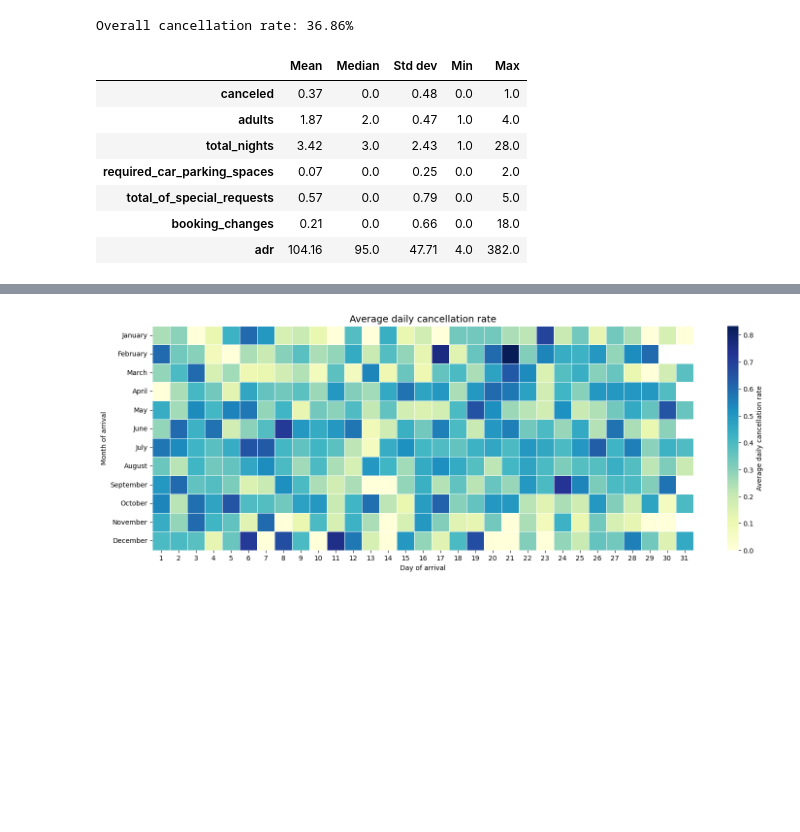
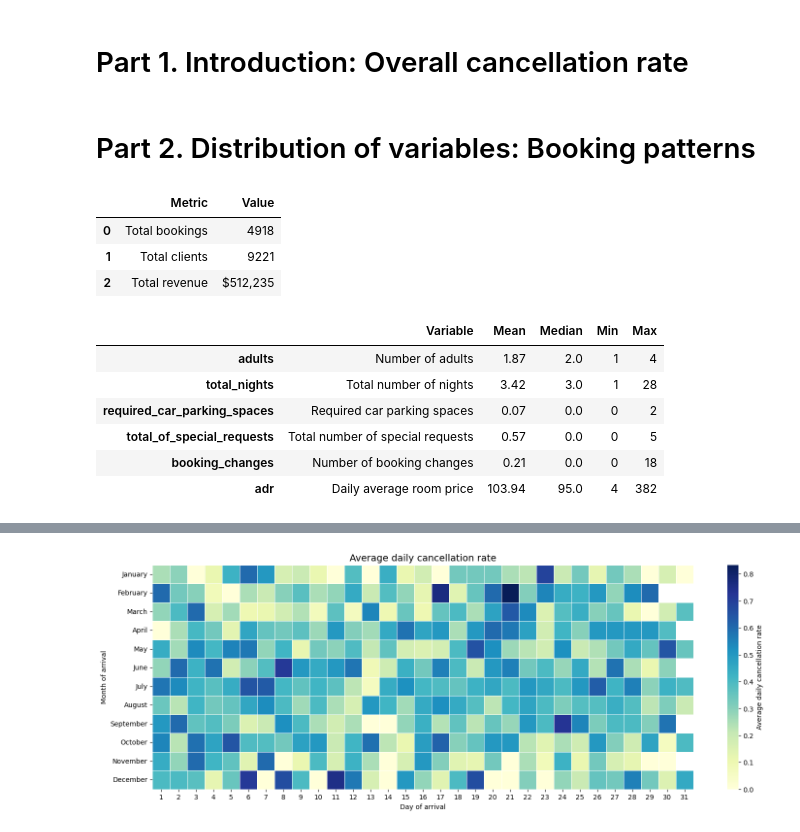
Before and after one commit to luciledubarry/Hotel_booking_analysis, a Jupyter notebook: hotel_booking_analysis.ipynb, the cells around one changed output, grey strips where cells are left out. Drawn from its saved outputs; the diff is of its cells as text; code cells hidden in the pictures; blank space fills up the shorter version.

```diff
--- a/hotel_booking_analysis.ipynb
+++ b/hotel_booking_analysis.ipynb
@@ -81,6 +76,2 @@ booking['departure_date'] = booking['arrival_date'] + pd.to_timedelta(booking['t
-# %%
-# Proportion of cancelled bookings
-cancellation_rate = booking['canceled'].mean()
-print(f"Overall cancellation rate: {cancellation_rate:.2%}")
-# %% [output]
-Overall cancellation rate: 36.86%
+# %% [markdown]
+# Part 1. Introduction: Overall cancellation rate
@@ -87,28 +94,49 @@ Overall cancellation rate: 36.86%
+# %% [markdown]
+# Part 2. Distribution of variables: Booking patterns
+# %%
+# Table: Overall booking statistics
+total_bookings = len(booking)
+total_clients = booking['adults'].sum()
+
+booking_stats = pd.DataFrame({
+    'Metric': ['Total bookings', 'Total clients', 'Total revenue'],
+    'Value': [
+        total_bookings,
+        total_clients,
+        f"${revenue:,.0f}"
+    ]
+})
+booking_stats
+# %% [output]
+|  | Metric | Value |
+| 0 | Total bookings | 4918 |
+| 1 | Total clients | 9221 |
+| 2 | Total revenue | $512,235 |
 # %%
-# Distribution of numerical variabes
-num_vars = ['canceled', 'adults', 'total_nights', 'required_car_parking_spaces', 'total_of_special_requests', 'booking_changes', 'adr']
+# Distribution of numerical variables
+num_vars = ['adults', 'total_nights', 'required_car_parking_spaces', 'total_of_special_requests', 'booking_changes', 'adr']
+var_names = [
+    'Number of adults',
+    'Total number of nights',
+    'Required car parking spaces',
+    'Total number of special requests',
+    'Number of booking changes',
+    'Daily average room price'
+]
 
 num_summary = pd.DataFrame({
+    'Variable': var_names,
     'Mean': booking[num_vars].mean(),
     'Median': booking[num_vars].median(),
-    'Std dev': booking[num_vars].std(),
     'Min': booking[num_vars].min(),
     'Max': booking[num_vars].max()
 }).round(2)
-
 num_summary
-
-# display(
-#     num_summary.style
-#     .set_caption("Distribution of numerical variables")
-#     .format(precision=2)
-# )
 # %% [output]
-|  | Mean | Median | Std dev | Min | Max |
-| canceled | 0.37 | 0.0 | 0.48 | 0.0 | 1.0 |
-| adults | 1.87 | 2.0 | 0.47 | 1.0 | 4.0 |
-| total_nights | 3.42 | 3.0 | 2.43 | 1.0 | 28.0 |
-| required_car_parking_spaces | 0.07 | 0.0 | 0.25 | 0.0 | 2.0 |
-| total_of_special_requests | 0.57 | 0.0 | 0.79 | 0.0 | 5.0 |
-| booking_changes | 0.21 | 0.0 | 0.66 | 0.0 | 18.0 |
-| adr | 104.16 | 95.0 | 47.71 | 4.0 | 382.0 |
+|  | Variable | Mean | Median | Min | Max |
+| adults | Number of adults | 1.87 | 2.0 | 1 | 4 |
+| total_nights | Total number of nights | 3.42 | 3.0 | 1 | 28 |
+| required_car_parking_spaces | Required car parking spaces | 0.07 | 0.0 | 0 | 2 |
+| total_of_special_requests | Total number of special requests | 0.57 | 0.0 | 0 | 5 |
+| booking_changes | Number of booking changes | 0.21 | 0.0 | 0 | 18 |
+| adr | Daily average room price | 103.94 | 95.0 | 4 | 382 |
```
Also changed, not shown: parts of 29 cells of this notebook.
